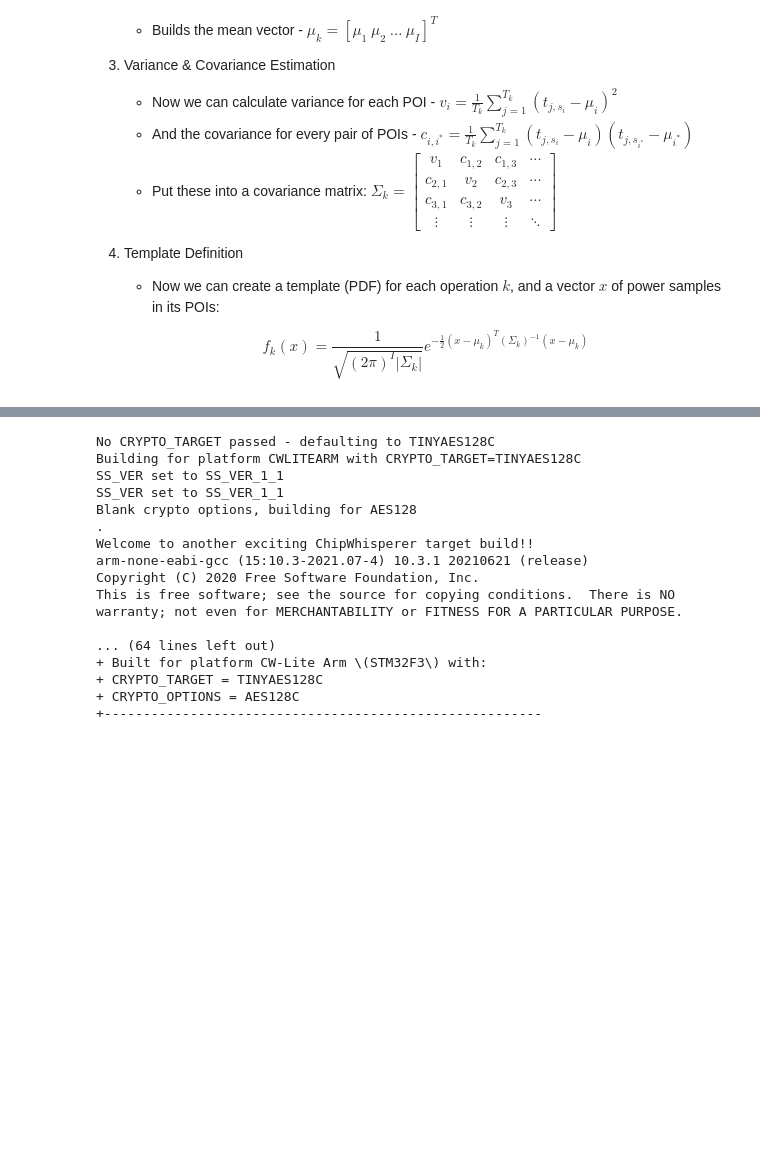
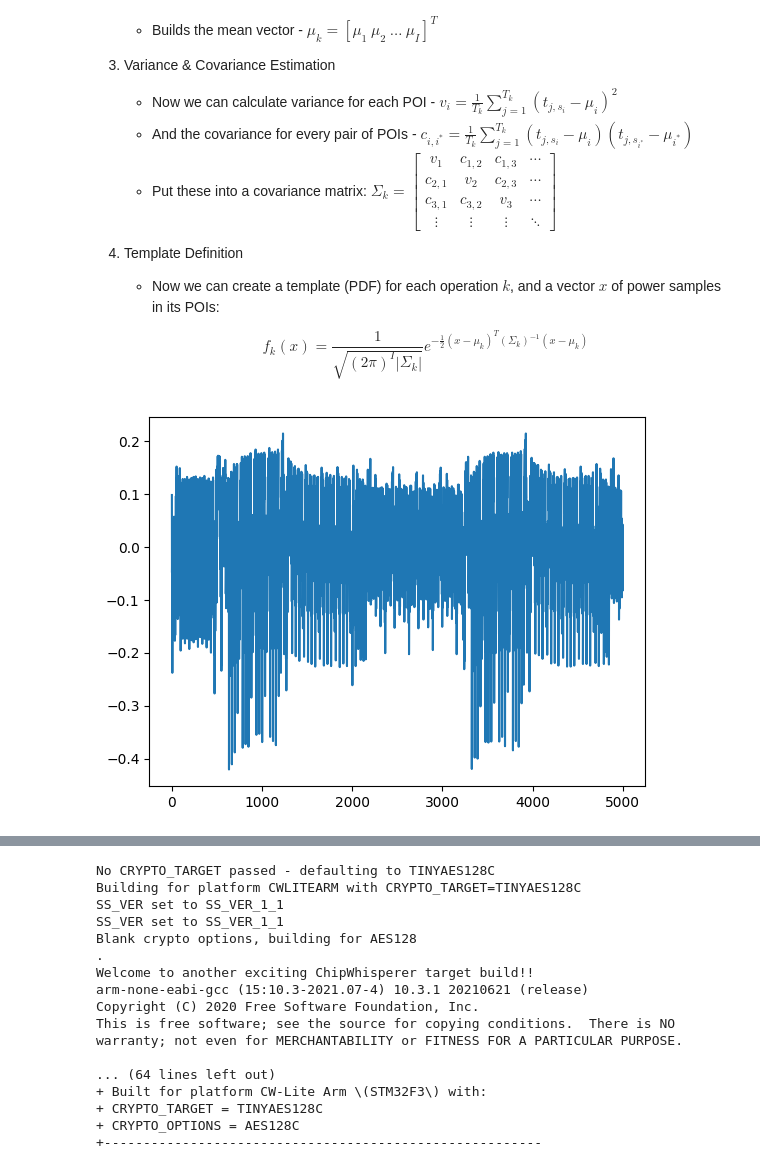
Before and after one commit to rechefe/chipwhisperer-jupyter, a Jupyter notebook: secured-hardware/HW2/Template/jupyter.ipynb, the cells around one changed output, grey strips where cells are left out. Saved outputs shown, nothing was run; the diff lists cells and outputs as text; code cells hidden in the pictures; blank space fills up the shorter version.

```diff
--- a/secured-hardware/HW2/Template/jupyter.ipynb
+++ b/secured-hardware/HW2/Template/jupyter.ipynb
@@ -94,6 +93,10 @@ import time
 import matplotlib.pyplot as plt
 from tqdm.notebook import trange
 from random import randbytes
+
+
+def normalize_trace(trace):
+    return trace - np.mean(trace)
 
 
 class CWHandler:
@@ -144,7 +147,7 @@ class CWHandler:
         assert len(plaintext) == CWHandler.AES_BLOCK_SIZE_BYTES
         assert len(key) == CWHandler.AES_BLOCK_SIZE_BYTES
 
-        self.target.simpleserial_write('k', key)
+        self.target.simpleserial_write("k", key)
 
         time.sleep(0.05)
         self.target.simpleserial_write(CWHandler.TARGET_CMD_OPCODE, plaintext)
@@ -155,7 +158,7 @@ class CWHandler:
 
         trace = self.scope.get_last_trace()
         response = self.target.simpleserial_read("r", CWHandler.AES_BLOCK_SIZE_BYTES)
-        return response, trace
+        return response, normalize_trace(trace)
 
     def encrypt_and_capture_data_with_fixed_key(self, plaintext: bytes) -> np.ndarray:
         self.target.flush()
@@ -171,7 +174,7 @@ class CWHandler:
 
         trace = self.scope.get_last_trace()
         response = self.target.simpleserial_read("r", CWHandler.AES_BLOCK_SIZE_BYTES)
-        return response, trace
+        return response, normalize_trace(trace)
 # %% [markdown]
 Let's create a instance of our `CWHandler` - and program the target
 # %%
@@ -237,5 +222,5 @@ We'll start with 3 POIs
 # %%
-TRAIN_TRACES_NUM = 10000
+TRAIN_TRACES_NUM = 30000
 MAX_SAMPLES = 5000
 
 
@@ -276,5 +261,5 @@ class PowerTraces:
         np.save(f"{file_prefix}_texts.npy", self.texts)
 
 
-# pt = PowerTraces()
-# pt.save("power_traces_final")
+pt = PowerTraces()
+pt.save("working_traces_2")
@@ -677,31 +705,37 @@ class Template:
                         ),
                     )[0][1]
 
     def get_template_parameters(self):
         self.calc_mean_matrix()
         self.calc_cov_matrices()
         for i in range(NUMBER_OF_OPERATIONS):
             self.normal_dist.append(
                 multivariate_normal(mean=self.mean_matrix[i], cov=self.cov_matrices[i])
             )
 
 
 templates = []
-traces = PowerTraces("power_traces_3")
+
+
+traces = PowerTraces("working_traces_2")
 
 for idx in range(len(traces.texts)):
     if len(traces.texts[idx]) < CWHandler.AES_BLOCK_SIZE_BYTES:
         traces.texts[idx] += b"\x00" * (
             CWHandler.AES_BLOCK_SIZE_BYTES - len(traces.texts[idx])
         )
     if len(traces.keys[idx]) < CWHandler.AES_BLOCK_SIZE_BYTES:
         traces.keys[idx] += b"\x00" * (
             CWHandler.AES_BLOCK_SIZE_BYTES - len(traces.keys[idx])
         )
 
+
+plt.plot(traces.power_traces[0])
 for i in trange(CWHandler.AES_BLOCK_SIZE_BYTES):
     sorted_traces = SortedTraces(traces, i)
     poi_handler = PoiHandler(
         sorted_traces, poi_number=NUM_OF_POIS, poi_spacing=MIN_POI_SPACING
     )
     templates.append(Template(poi_handler))
+# %% [output]
+[figure, added]
```
Also changed, not shown: parts of 23 cells of this notebook.
